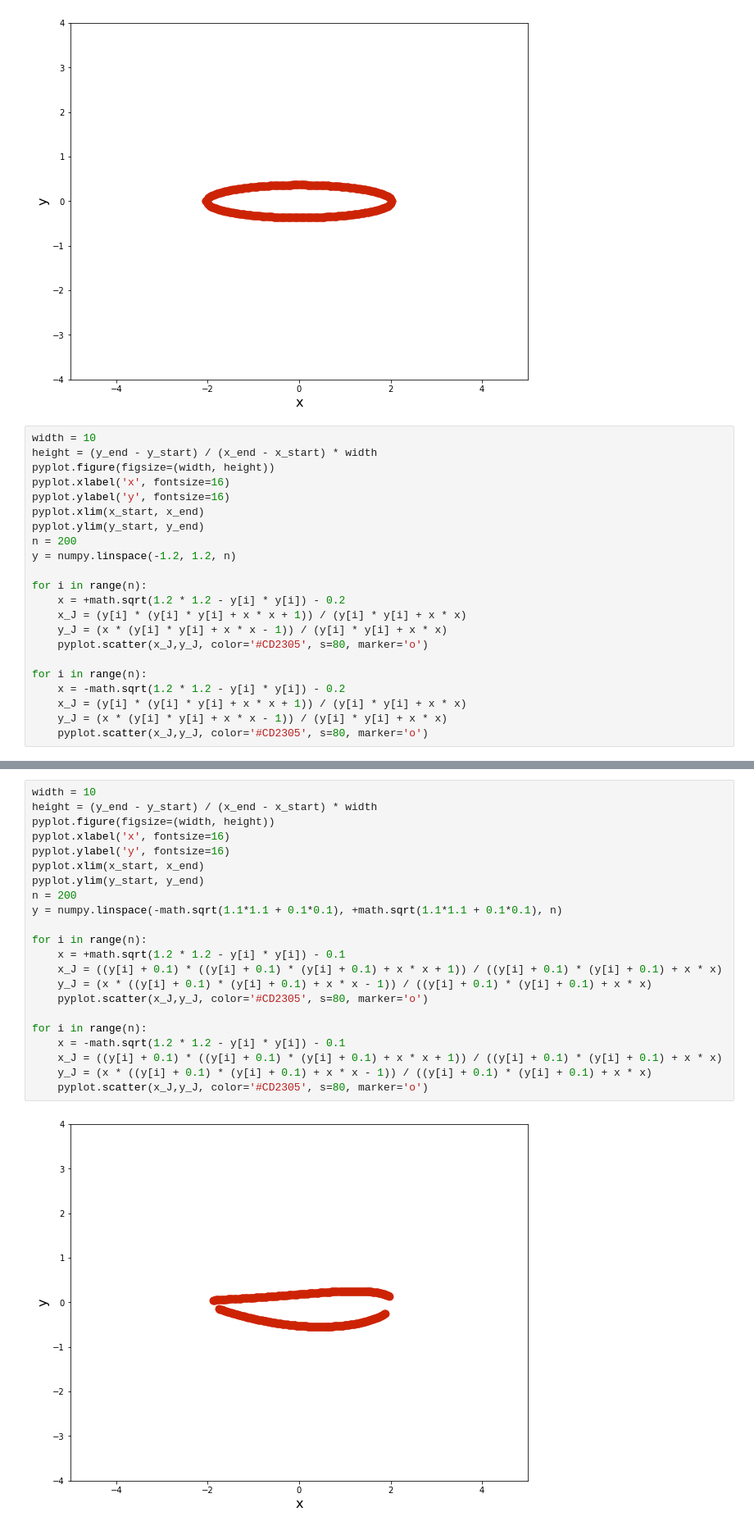
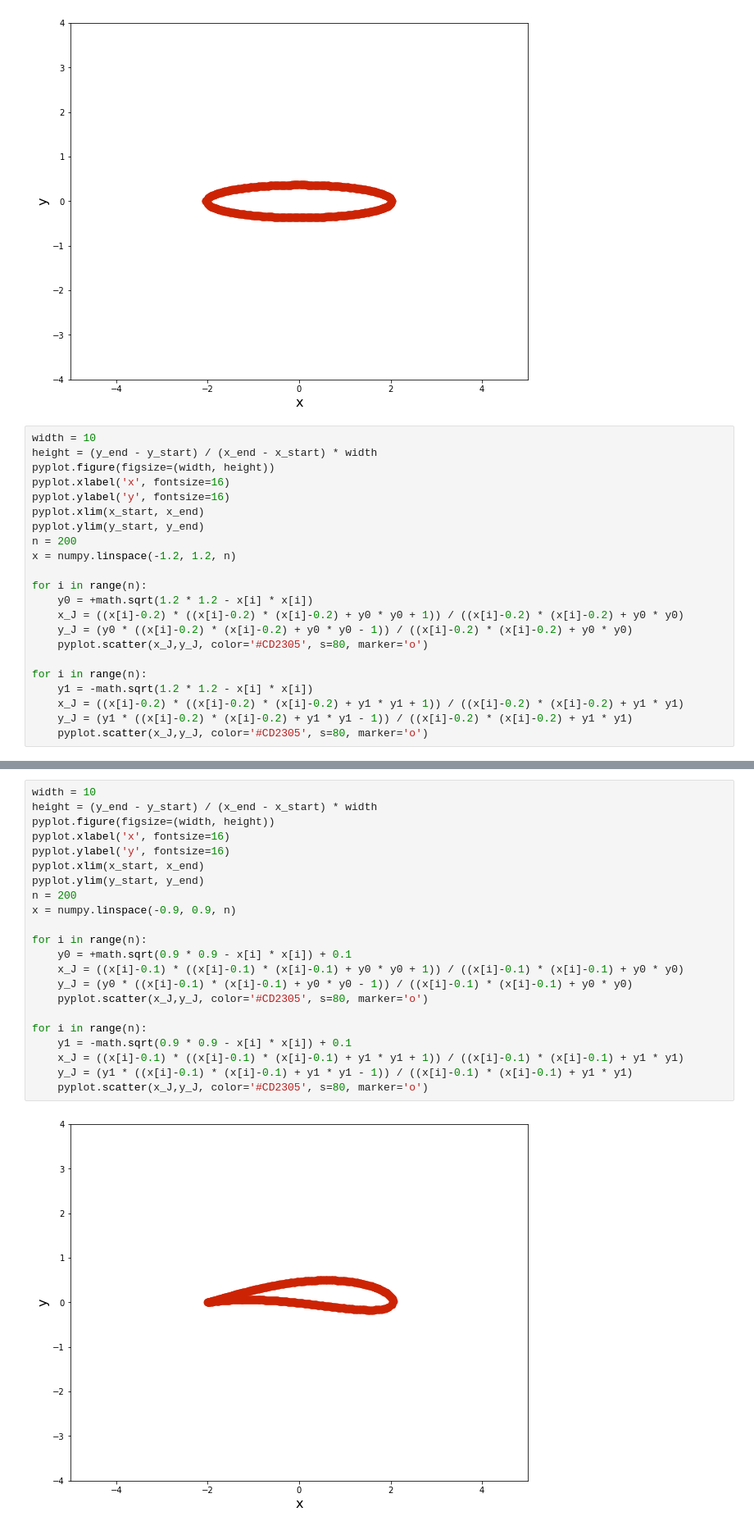
Before and after one commit to tianjiaozhang678/mae6226, a Jupyter notebook: Assignment2.ipynb, the cells around one changed output, grey strips where cells are left out. Shown: that part at 82% size. Saved outputs shown, nothing was run; the diff lists cells and outputs as text.

```diff
--- a/Assignment2.ipynb
+++ b/Assignment2.ipynb
@@ -87,17 +87,17 @@ pyplot.ylabel('y', fontsize=16)
 pyplot.xlim(x_start, x_end)
 pyplot.ylim(y_start, y_end)
 n = 200
-y = numpy.linspace(-1.2, 1.2, n)
+x = numpy.linspace(-1.2, 1.2, n)
 
 for i in range(n):
-    x = +math.sqrt(1.2 * 1.2 - y[i] * y[i]) - 0.2
-    x_J = (y[i] * (y[i] * y[i] + x * x + 1)) / (y[i] * y[i] + x * x)
-    y_J = (x * (y[i] * y[i] + x * x - 1)) / (y[i] * y[i] + x * x)
+    y0 = +math.sqrt(1.2 * 1.2 - x[i] * x[i])
+    x_J = ((x[i]-0.2) * ((x[i]-0.2) * (x[i]-0.2) + y0 * y0 + 1)) / ((x[i]-0.2) * (x[i]-0.2) + y0 * y0)
+    y_J = (y0 * ((x[i]-0.2) * (x[i]-0.2) + y0 * y0 - 1)) / ((x[i]-0.2) * (x[i]-0.2) + y0 * y0)
     pyplot.scatter(x_J,y_J, color='#CD2305', s=80, marker='o')
 
 for i in range(n):
-    x = -math.sqrt(1.2 * 1.2 - y[i] * y[i]) - 0.2
-    x_J = (y[i] * (y[i] * y[i] + x * x + 1)) / (y[i] * y[i] + x * x)
-    y_J = (x * (y[i] * y[i] + x * x - 1)) / (y[i] * y[i] + x * x)
+    y1 = -math.sqrt(1.2 * 1.2 - x[i] * x[i])
+    x_J = ((x[i]-0.2) * ((x[i]-0.2) * (x[i]-0.2) + y1 * y1 + 1)) / ((x[i]-0.2) * (x[i]-0.2) + y1 * y1)
+    y_J = (y1 * ((x[i]-0.2) * (x[i]-0.2) + y1 * y1 - 1)) / ((x[i]-0.2) * (x[i]-0.2) + y1 * y1)
     pyplot.scatter(x_J,y_J, color='#CD2305', s=80, marker='o')
 # %% [output]
@@ -105,27 +105,27 @@ for i in range(n):
 # %%
 width = 10
 height = (y_end - y_start) / (x_end - x_start) * width
 pyplot.figure(figsize=(width, height))
 pyplot.xlabel('x', fontsize=16)
 pyplot.ylabel('y', fontsize=16)
 pyplot.xlim(x_start, x_end)
 pyplot.ylim(y_start, y_end)
 n = 200
-y = numpy.linspace(-math.sqrt(1.1*1.1 + 0.1*0.1), +math.sqrt(1.1*1.1 + 0.1*0.1), n)
+x = numpy.linspace(-0.9, 0.9, n)
 
 for i in range(n):
-    x = +math.sqrt(1.2 * 1.2 - y[i] * y[i]) - 0.1
-    x_J = ((y[i] + 0.1) * ((y[i] + 0.1) * (y[i] + 0.1) + x * x + 1)) / ((y[i] + 0.1) * (y[i] + 0.1) + x * x)
-    y_J = (x * ((y[i] + 0.1) * (y[i] + 0.1) + x * x - 1)) / ((y[i] + 0.1) * (y[i] + 0.1) + x * x)
+    y0 = +math.sqrt(0.9 * 0.9 - x[i] * x[i]) + 0.1
+    x_J = ((x[i]-0.1) * ((x[i]-0.1) * (x[i]-0.1) + y0 * y0 + 1)) / ((x[i]-0.1) * (x[i]-0.1) + y0 * y0)
+    y_J = (y0 * ((x[i]-0.1) * (x[i]-0.1) + y0 * y0 - 1)) / ((x[i]-0.1) * (x[i]-0.1) + y0 * y0)
     pyplot.scatter(x_J,y_J, color='#CD2305', s=80, marker='o')
 
 for i in range(n):
-    x = -math.sqrt(1.2 * 1.2 - y[i] * y[i]) - 0.1
-    x_J = ((y[i] + 0.1) * ((y[i] + 0.1) * (y[i] + 0.1) + x * x + 1)) / ((y[i] + 0.1) * (y[i] + 0.1) + x * x)
-    y_J = (x * ((y[i] + 0.1) * (y[i] + 0.1) + x * x - 1)) / ((y[i] + 0.1) * (y[i] + 0.1) + x * x)
+    y1 = -math.sqrt(0.9 * 0.9 - x[i] * x[i]) + 0.1
+    x_J = ((x[i]-0.1) * ((x[i]-0.1) * (x[i]-0.1) + y1 * y1 + 1)) / ((x[i]-0.1) * (x[i]-0.1) + y1 * y1)
+    y_J = (y1 * ((x[i]-0.1) * (x[i]-0.1) + y1 * y1 - 1)) / ((x[i]-0.1) * (x[i]-0.1) + y1 * y1)
     pyplot.scatter(x_J,y_J, color='#CD2305', s=80, marker='o')
 # %% [output]
-[figure, old version]
+[figure, new version]
 # %%
 import math
 import numpy
```
Also changed, not shown: parts of 8 cells of this notebook.
